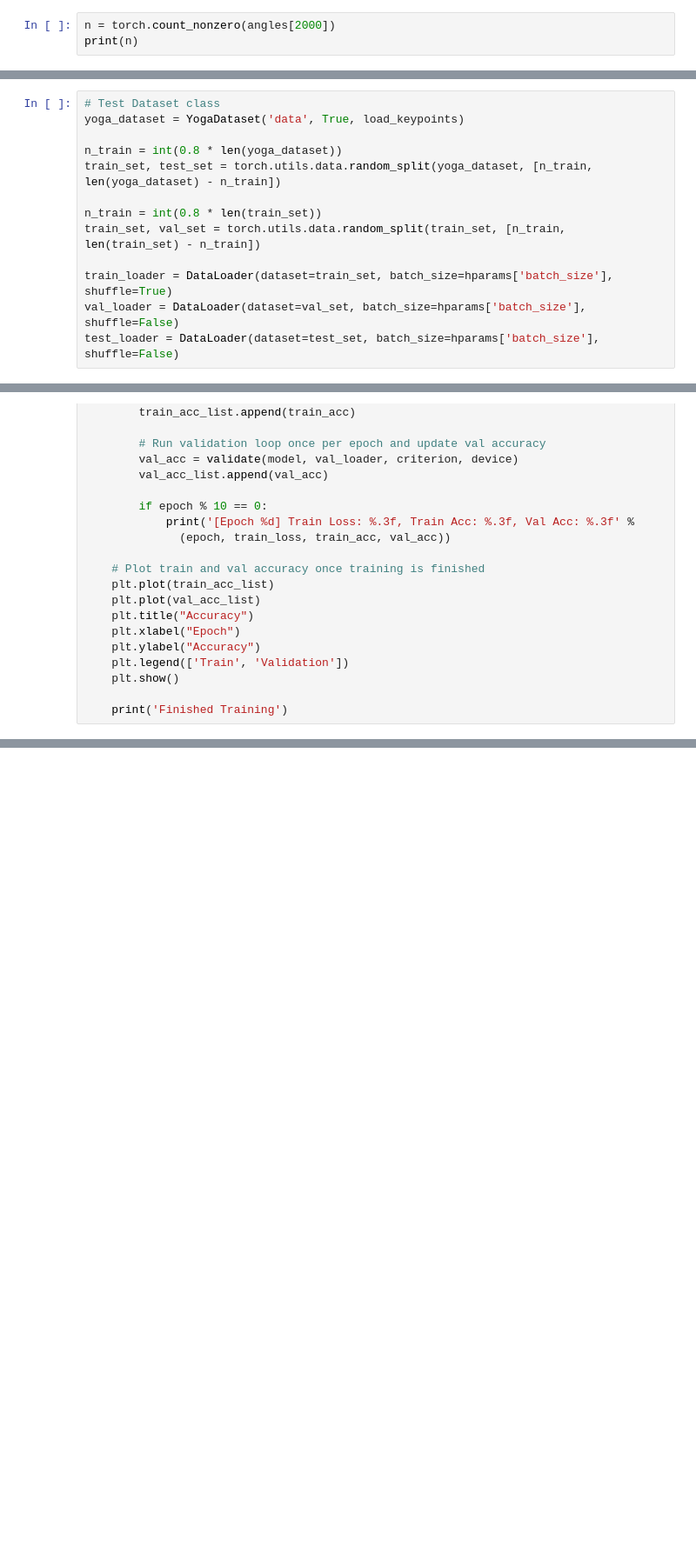
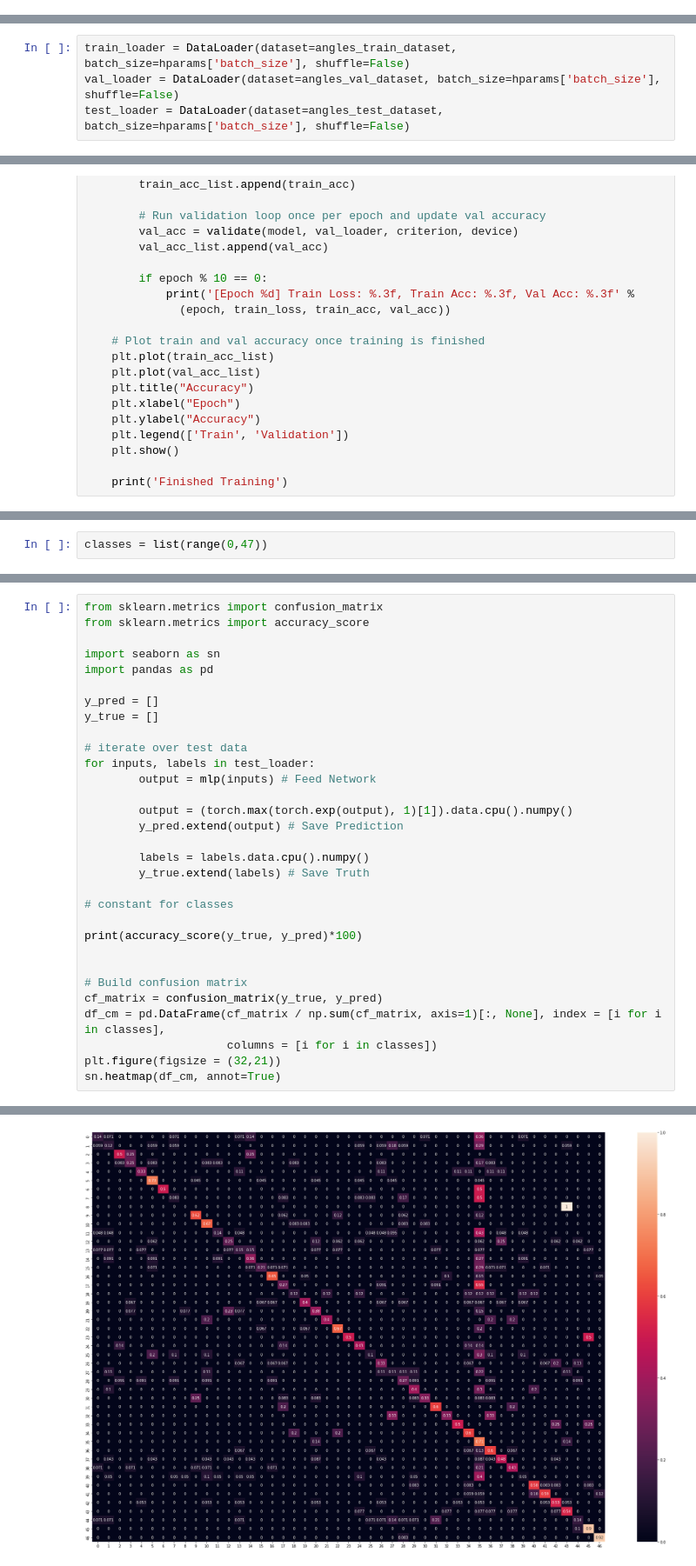
Before and after one commit to David-Carballo/2023w-project-pose, a Jupyter notebook: AnglesMLP.ipynb, the cells around one changed output, grey strips where cells are left out. Shown: that part at 87% size. Drawn from its saved outputs; the diff is of its cells as text; blank space fills up the shorter version.

```diff
--- a/AnglesMLP.ipynb
+++ b/AnglesMLP.ipynb
@@ -296,3 +264,0 @@ tensor([1.4644, 1.6468, 0.0000, 1.5173, 1.0854, 0.2897, 1.5294, 0.8013, 2.6316,
-# %%
-n = torch.count_nonzero(angles[2000])
-print(n)
@@ -461,16 +424,7 @@ hparams['device'] = 'cuda' if torch.cuda.is_available() else 'cpu'
 # %%
-# Test Dataset class
-yoga_dataset = YogaDataset('data', True, load_keypoints)
-
-n_train = int(0.8 * len(yoga_dataset))
-train_set, test_set = torch.utils.data.random_split(yoga_dataset, [n_train, len(yoga_dataset) - n_train])
-
-n_train = int(0.8 * len(train_set))
-train_set, val_set = torch.utils.data.random_split(train_set, [n_train, len(train_set) - n_train])
-
-train_loader = DataLoader(dataset=train_set, batch_size=hparams['batch_size'], shuffle=True)
-val_loader = DataLoader(dataset=val_set, batch_size=hparams['batch_size'], shuffle=False)
-test_loader = DataLoader(dataset=test_set, batch_size=hparams['batch_size'], shuffle=False)
+train_loader = DataLoader(dataset=angles_train_dataset, batch_size=hparams['batch_size'], shuffle=False)
+val_loader = DataLoader(dataset=angles_val_dataset, batch_size=hparams['batch_size'], shuffle=False)
+test_loader = DataLoader(dataset=angles_test_dataset, batch_size=hparams['batch_size'], shuffle=False)
 # %% [markdown]
 # 2. MLP Model
 # %%
@@ -617,0 +627,2 @@ KeyboardInterrupt: ignored
+# %%
+classes = list(range(0,47))
@@ -617,0 +633,32 @@ KeyboardInterrupt: ignored
+# %%
+from sklearn.metrics import confusion_matrix
+from sklearn.metrics import accuracy_score
+
+import seaborn as sn
+import pandas as pd
+
+y_pred = []
+y_true = []
+
+# iterate over test data
+for inputs, labels in test_loader:
+        output = mlp(inputs) # Feed Network
+
+        output = (torch.max(torch.exp(output), 1)[1]).data.cpu().numpy()
+        y_pred.extend(output) # Save Prediction
+
+        labels = labels.data.cpu().numpy()
+        y_true.extend(labels) # Save Truth
+
+# constant for classes
+
+print(accuracy_score(y_true, y_pred)*100)
+
+
+# Build confusion matrix
+cf_matrix = confusion_matrix(y_true, y_pred)
+df_cm = pd.DataFrame(cf_matrix / np.sum(cf_matrix, axis=1)[:, None], index = [i for i in classes],
+                     columns = [i for i in classes])
+plt.figure(figsize = (32,21))
+sn.heatmap(df_cm, annot=True)
+# %% [output]
@@ -617,0 +667 @@ KeyboardInterrupt: ignored
+[figure, added]
```
Also changed, not shown: parts of 35 cells of this notebook.
